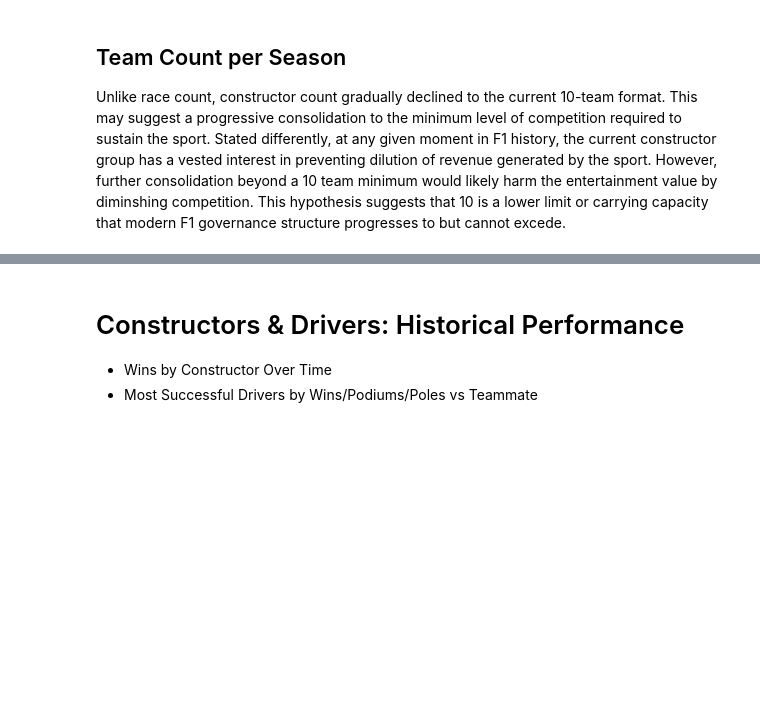
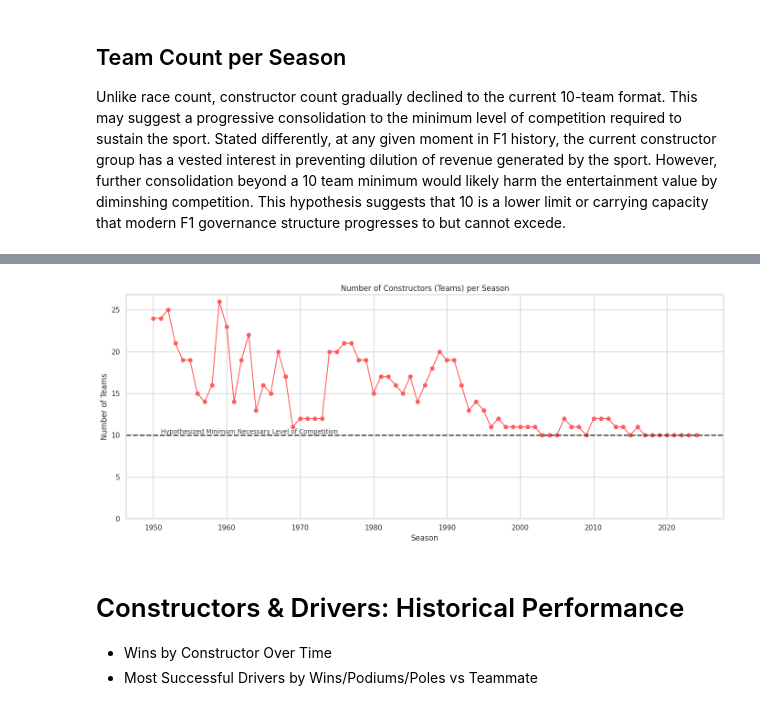
Before and after one commit to davidgoins236/data_viz_final_project, a Jupyter notebook: data_viz_final_project.ipynb, the cells around one changed output, grey strips where cells are left out. Cells and saved outputs as stored; diff of their text form; code cells hidden in the pictures; blank space fills up the shorter version.

```diff
--- a/data_viz_final_project.ipynb
+++ b/data_viz_final_project.ipynb
@@ -256,3 +236,32 @@ fig.show()
+# %%
+plt_df = combined_results_df.groupby(['year']).agg(
+    team_count = ('constructorId', 'nunique')
+  ).reset_index()
+
+
+#specify colors for consistency
+team_line_color = f1_color_palette["Soft Red"]  # dark gray/black
+reference_line_color = f1_color_palette["Track Asphalt"]  # for annotation
+
+#plot
+fig, ax = plt.subplots(figsize=(14, 6))  # approx. 1000px wide
+
+ax.plot(plt_df['year'], plt_df['team_count'], marker='o', color=team_line_color)
+ax.set_title('Number of Constructors (Teams) per Season')
+ax.set_xlabel('Season')
+ax.set_ylabel('Number of Teams')
+ax.set_ylim(bottom=0)  # Force y-axis to start at 0
+
+# Reference line at y=10
+ax.axhline(y=10, linestyle='--', linewidth=2, color=reference_line_color)
+ax.text(plt_df['year'].min() + 1, 10.2,  # Adjust placement
+        'Hypothesized Minimum Necessary Level of Competition',
+        fontsize=10, color=reference_line_color)
+
+plt.tight_layout()
+plt.show()
+# %% [output]
+[figure, added]
 # %% [markdown]
 # Constructors & Drivers: Historical Performance
 - Wins by Constructor Over Time
```
Also changed, not shown: parts of 2 cells of this notebook.
